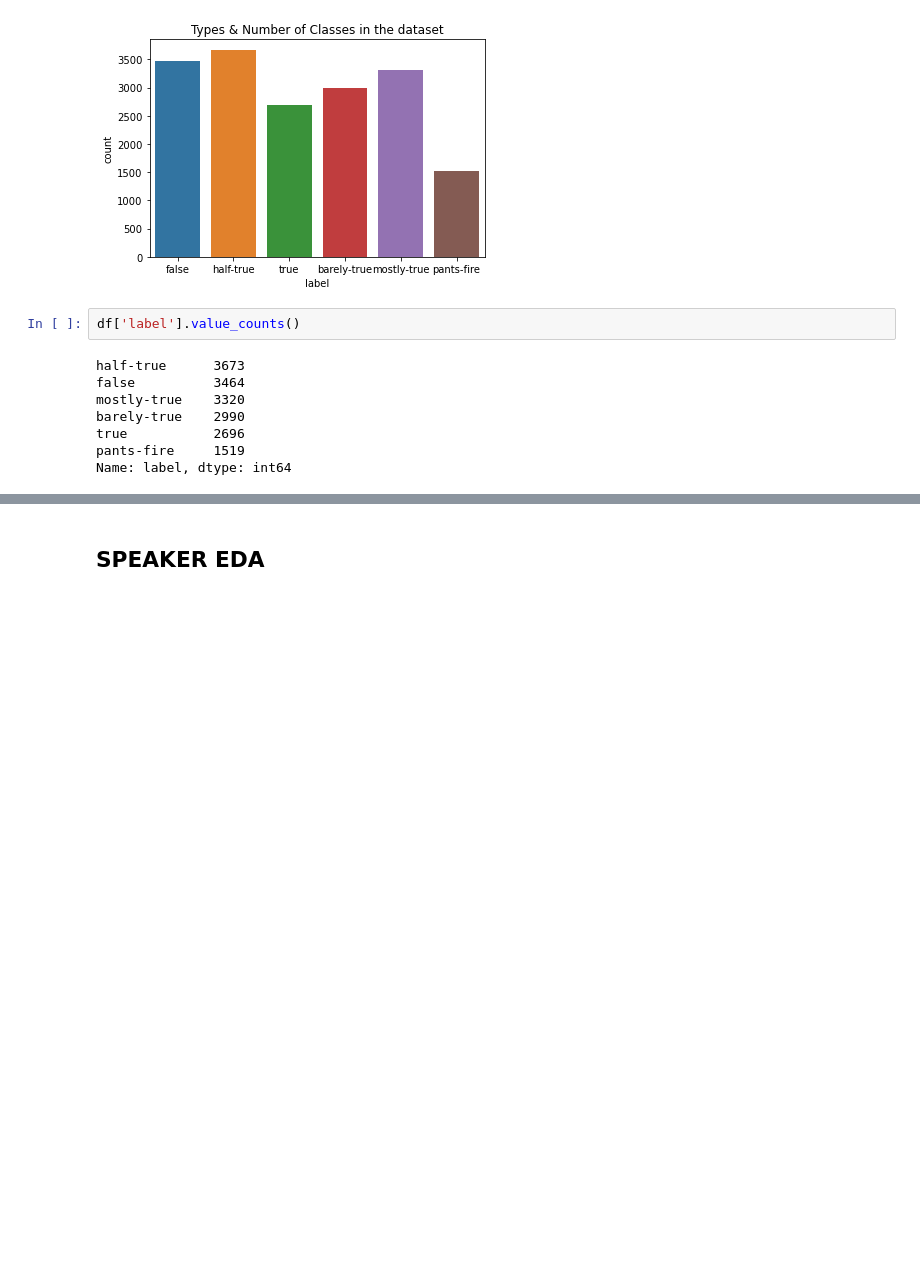
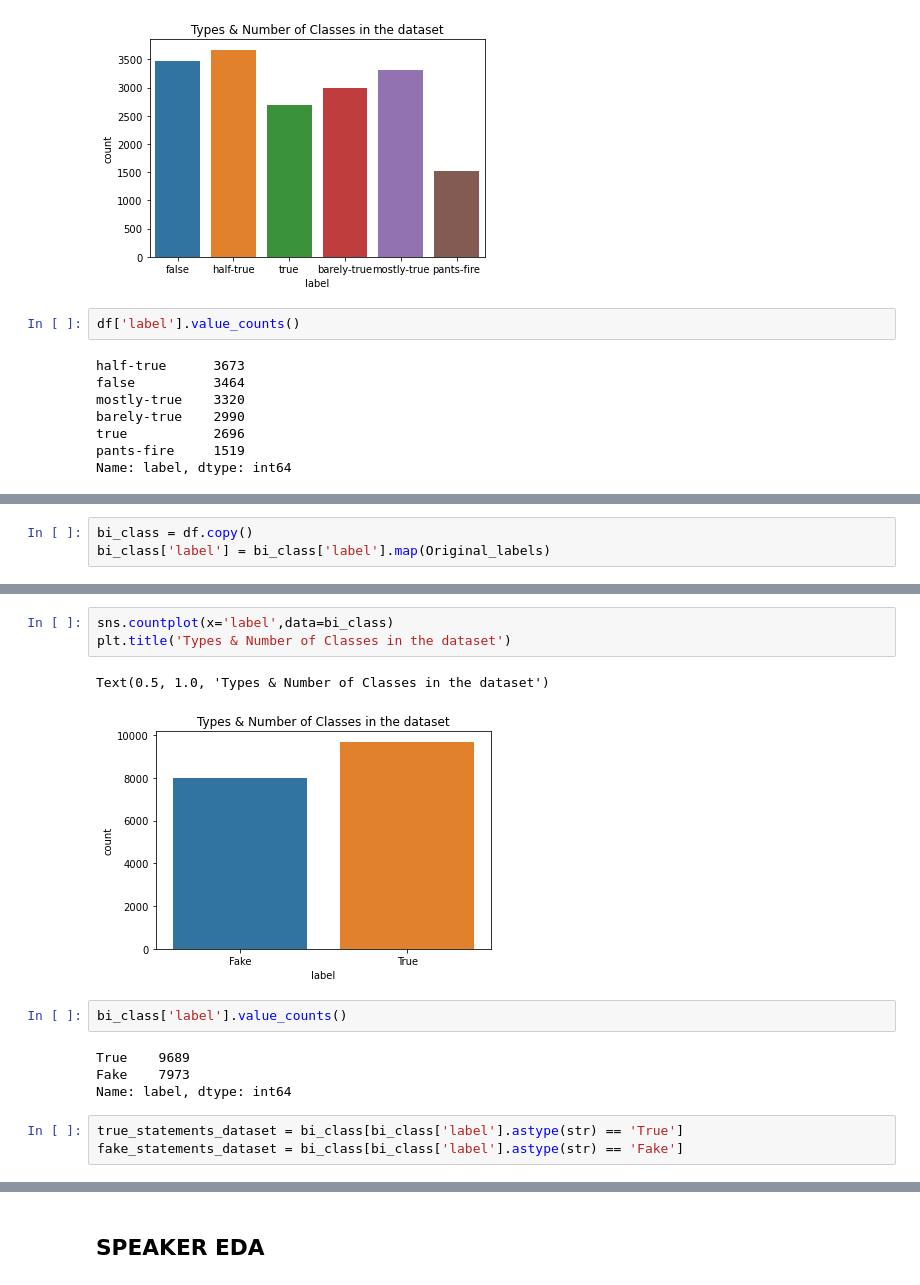
Before and after one commit to Major-Project-2022-23/Fake-news-detection, a Jupyter notebook: LIAR+TSHP-17/EDA.ipynb, the cells around one changed output, grey strips where cells are left out. Cells and saved outputs as stored; diff of their text form; blank space fills up the shorter version.

```diff
--- a/LIAR+TSHP-17/EDA.ipynb
+++ b/LIAR+TSHP-17/EDA.ipynb
@@ -66,0 +94,3 @@ Name: label, dtype: int64
+# %%
+bi_class = df.copy()
+bi_class['label'] = bi_class['label'].map(Original_labels)
@@ -66,0 +113,15 @@ Name: label, dtype: int64
+# %%
+sns.countplot(x='label',data=bi_class)
+plt.title('Types & Number of Classes in the dataset')
+# %% [output]
+Text(0.5, 1.0, 'Types & Number of Classes in the dataset')
+[figure, added]
+# %%
+bi_class['label'].value_counts()
+# %% [output]
+True    9689
+Fake    7973
+Name: label, dtype: int64
+# %%
+true_statements_dataset = bi_class[bi_class['label'].astype(str) == 'True']
+fake_statements_dataset = bi_class[bi_class['label'].astype(str) == 'Fake']
```
Also changed, not shown: parts of 19 cells of this notebook, 17 other files.
